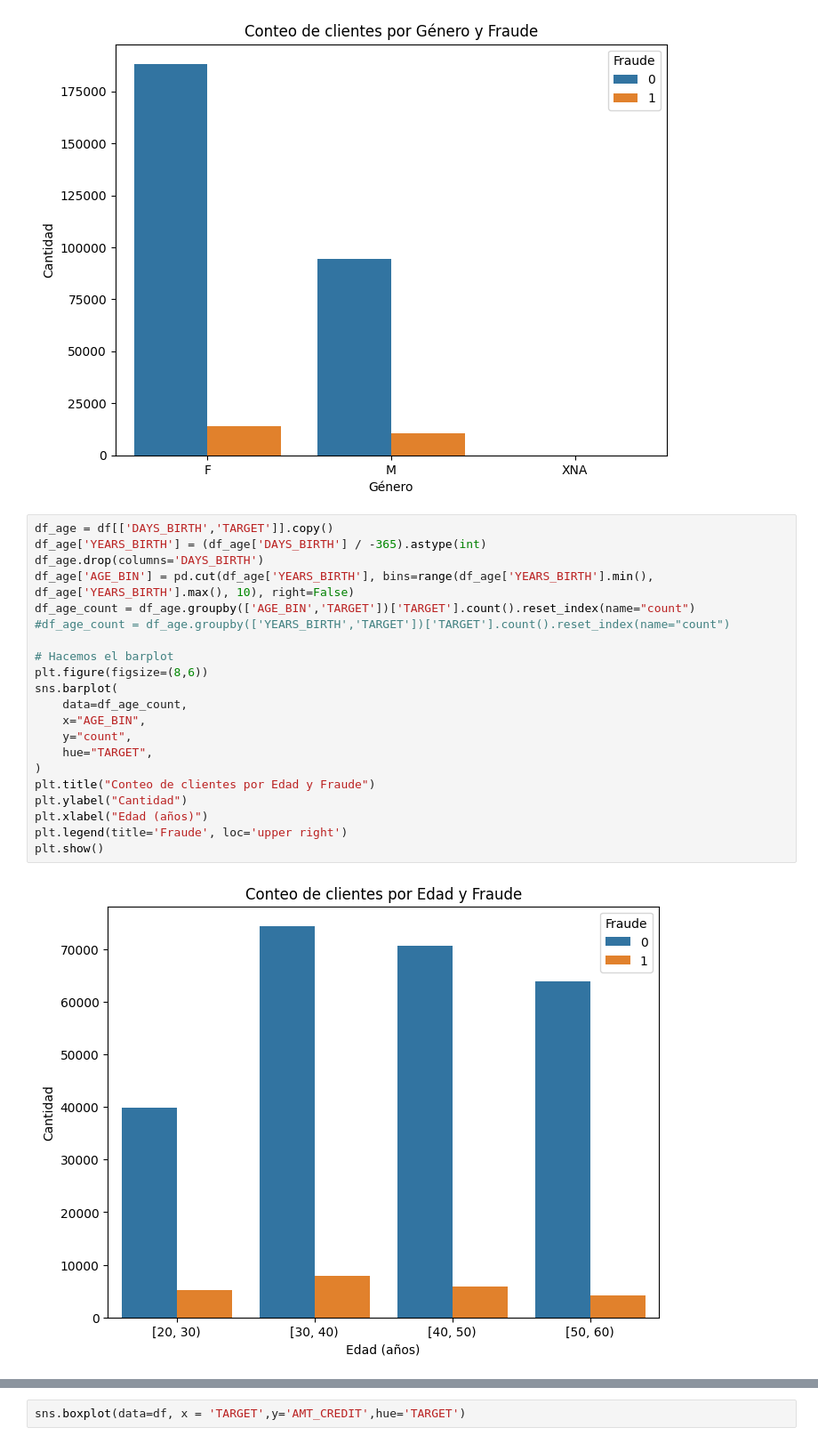
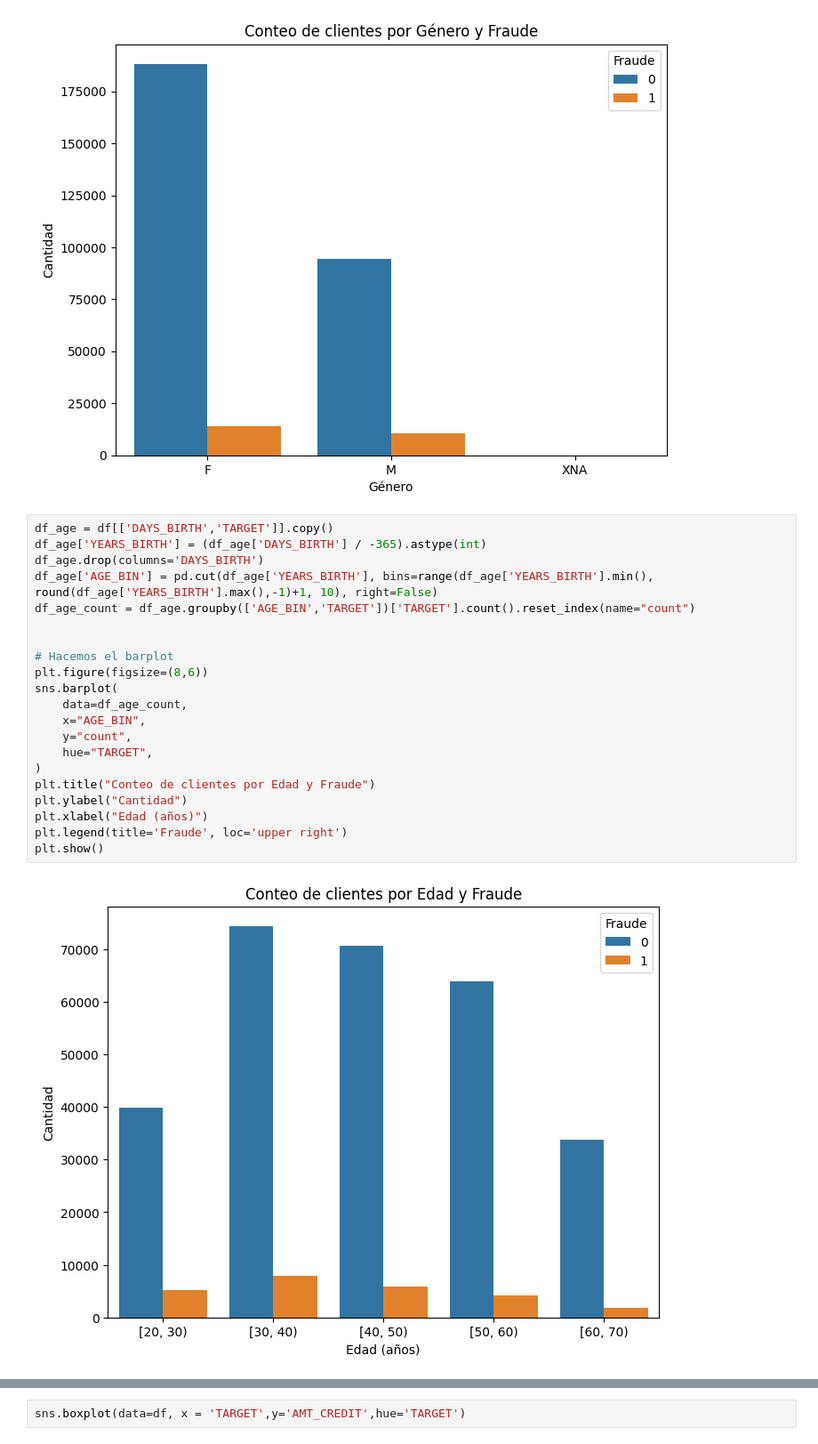
Before and after one commit to Anghelo-Salirrosas/CreditCardFraudProject, a Jupyter notebook: notebooks/3.DataVisualization.ipynb, the cells around one changed output, grey strips where cells are left out. Shown: that part at 89% size. Cells and saved outputs as stored; diff of their text form.

Commit message:
Employed changes 2 and Data Visualization 2

```diff
--- a/notebooks/3.DataVisualization.ipynb
+++ b/notebooks/3.DataVisualization.ipynb
@@ -46,23 +46,23 @@ plt.show()
 # %%
 df_age = df[['DAYS_BIRTH','TARGET']].copy()
 df_age['YEARS_BIRTH'] = (df_age['DAYS_BIRTH'] / -365).astype(int)
 df_age.drop(columns='DAYS_BIRTH')
-df_age['AGE_BIN'] = pd.cut(df_age['YEARS_BIRTH'], bins=range(df_age['YEARS_BIRTH'].min(), df_age['YEARS_BIRTH'].max(), 10), right=False)
+df_age['AGE_BIN'] = pd.cut(df_age['YEARS_BIRTH'], bins=range(df_age['YEARS_BIRTH'].min(), round(df_age['YEARS_BIRTH'].max(),-1)+1, 10), right=False)
 df_age_count = df_age.groupby(['AGE_BIN','TARGET'])['TARGET'].count().reset_index(name="count")
-#df_age_count = df_age.groupby(['YEARS_BIRTH','TARGET'])['TARGET'].count().reset_index(name="count")
+
 
 # Hacemos el barplot
 plt.figure(figsize=(8,6))
 sns.barplot(
     data=df_age_count,
     x="AGE_BIN",
     y="count",
     hue="TARGET",
 )
 plt.title("Conteo de clientes por Edad y Fraude")
 plt.ylabel("Cantidad")
 plt.xlabel("Edad (años)")
 plt.legend(title='Fraude', loc='upper right')
 plt.show()
 # %% [output]
-[figure, old version]
+[figure, new version]
```
Also changed, not shown: parts of 13 cells of this notebook, 1 other file.
